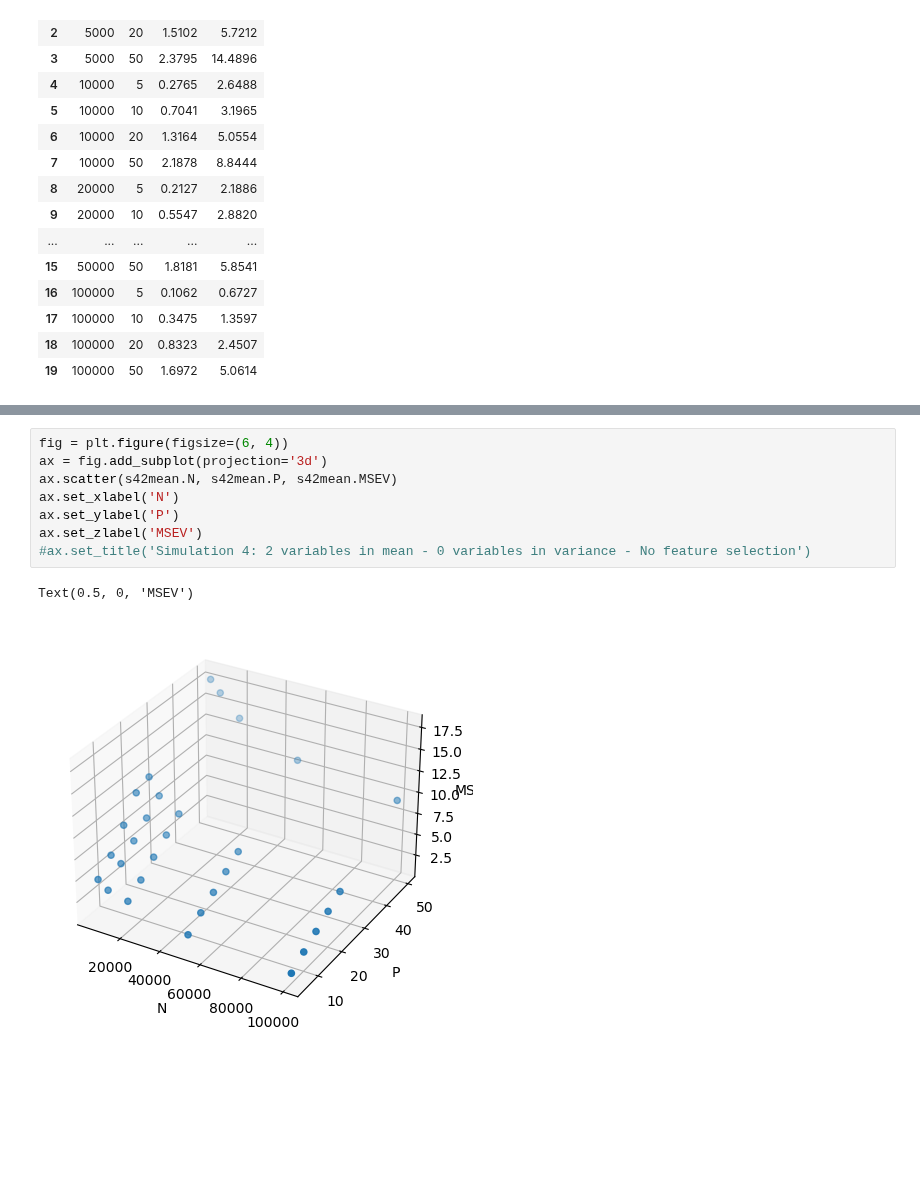
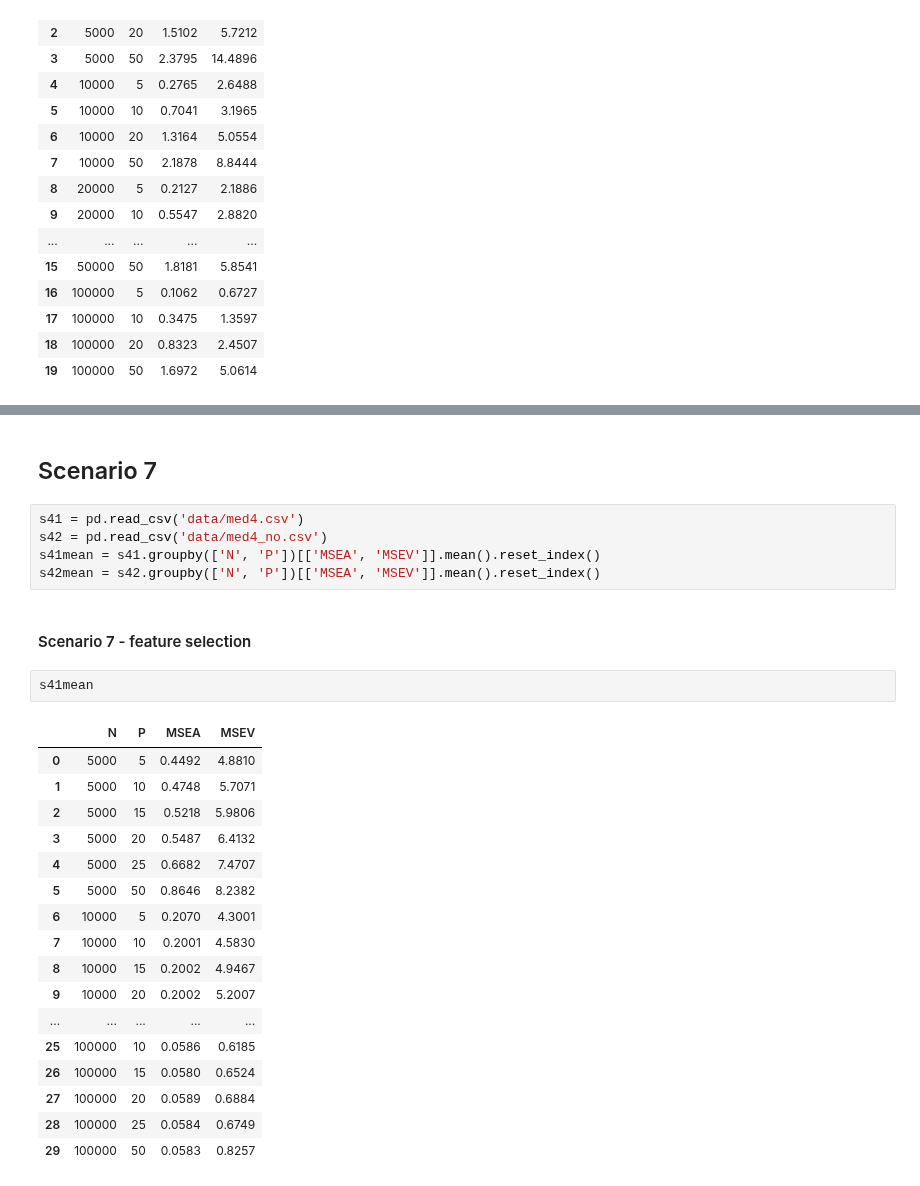
Before and after one commit to juancarlosvidal/knnvs, a Jupyter notebook: sim/moderate/mod.ipynb, the cells around one changed output, grey strips where cells are left out. Saved outputs shown, nothing was run; the diff lists cells and outputs as text; blank space fills up the shorter version.

Commit message:
Changes related to the experiment and simulation scripts have been made. The following files have been added, modified, or deleted:

```diff
--- a/sim/moderate/mod.ipynb
+++ b/sim/moderate/mod.ipynb
@@ -663,11 +528,29 @@ Text(0.5, 0, 'MSEV')
-# %%
-fig = plt.figure(figsize=(6, 4))
-ax = fig.add_subplot(projection='3d')
-ax.scatter(s42mean.N, s42mean.P, s42mean.MSEV)
-ax.set_xlabel('N')
-ax.set_ylabel('P')
-ax.set_zlabel('MSEV')
-#ax.set_title('Simulation 4: 2 variables in mean - 0 variables in variance - No feature selection')
-# %% [output]
-Text(0.5, 0, 'MSEV')
-[figure, removed]
+# %% [markdown]
+## Scenario 7
+# %%
+s41 = pd.read_csv('data/med4.csv')
+s42 = pd.read_csv('data/med4_no.csv')
+s41mean = s41.groupby(['N', 'P'])[['MSEA', 'MSEV']].mean().reset_index()
+s42mean = s42.groupby(['N', 'P'])[['MSEA', 'MSEV']].mean().reset_index()
+# %% [markdown]
+#### Scenario 7 - feature selection
+# %%
+s41mean
+# %% [output]
+|  | N | P | MSEA | MSEV |
+| 0 | 5000 | 5 | 0.4492 | 4.8810 |
+| 1 | 5000 | 10 | 0.4748 | 5.7071 |
+| 2 | 5000 | 15 | 0.5218 | 5.9806 |
+| 3 | 5000 | 20 | 0.5487 | 6.4132 |
+| 4 | 5000 | 25 | 0.6682 | 7.4707 |
+| 5 | 5000 | 50 | 0.8646 | 8.2382 |
+| 6 | 10000 | 5 | 0.2070 | 4.3001 |
+| 7 | 10000 | 10 | 0.2001 | 4.5830 |
+| 8 | 10000 | 15 | 0.2002 | 4.9467 |
+| 9 | 10000 | 20 | 0.2002 | 5.2007 |
+| ... | ... | ... | ... | ... |
+| 25 | 100000 | 10 | 0.0586 | 0.6185 |
+| 26 | 100000 | 15 | 0.0580 | 0.6524 |
+| 27 | 100000 | 20 | 0.0589 | 0.6884 |
+| 28 | 100000 | 25 | 0.0584 | 0.6749 |
+| 29 | 100000 | 50 | 0.0583 | 0.8257 |
```
Also changed, not shown: parts of 63 cells of this notebook, 52 other files.
